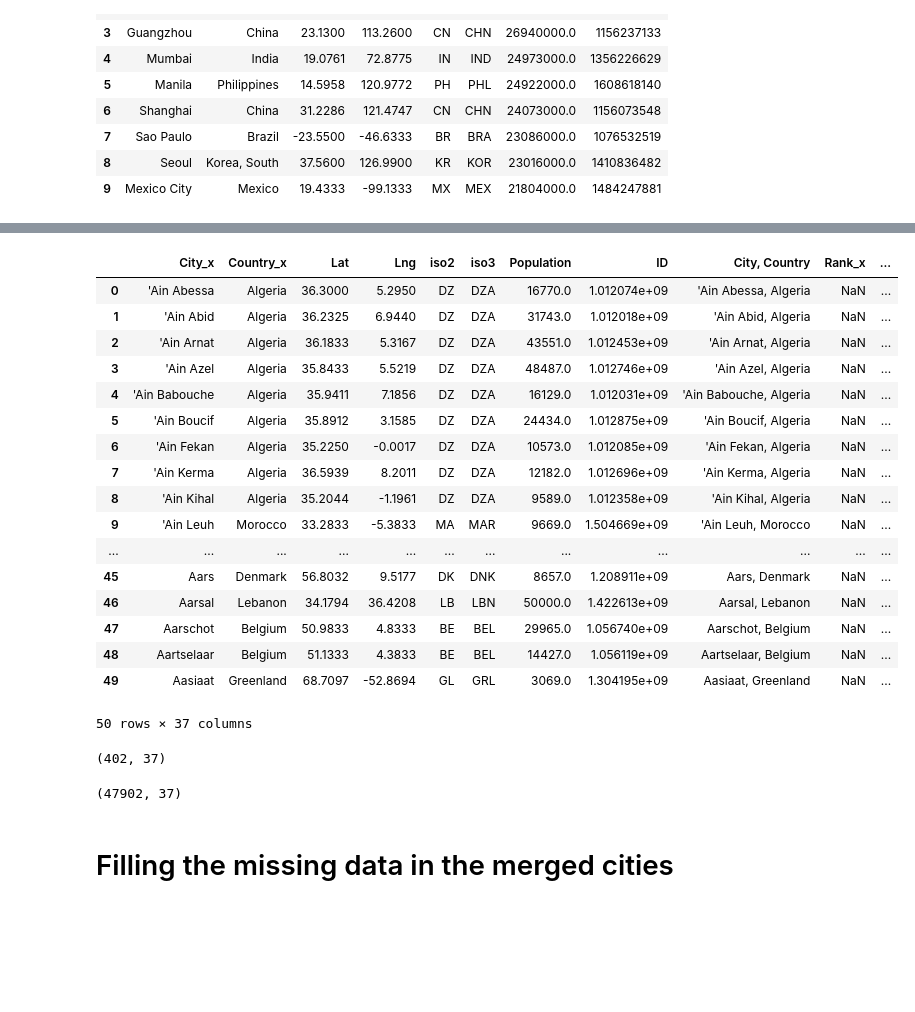
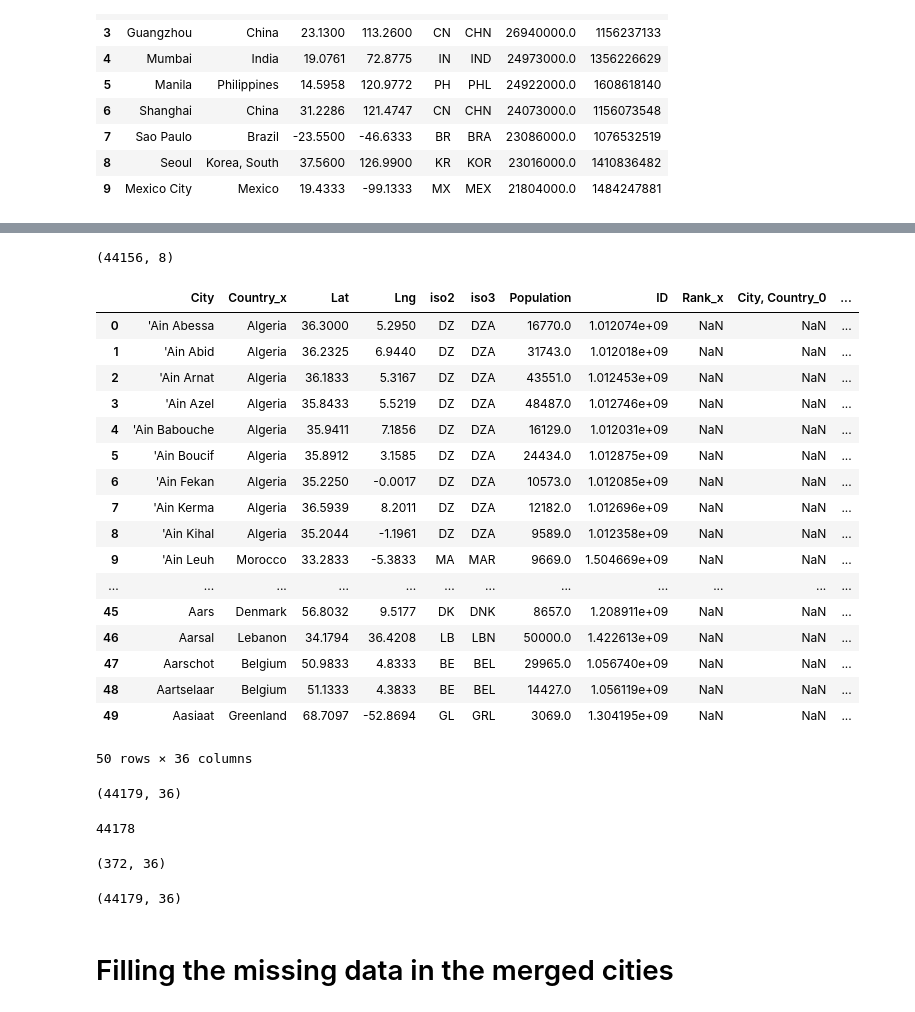
Before and after one commit to ronmaccms/DE_Team, a Jupyter notebook: all_dfs_NaNaNs.ipynb, the cells around one changed output, grey strips where cells are left out. Cells and saved outputs as stored; diff of their text form; code cells hidden in the pictures; blank space fills up the shorter version.

```diff
--- a/all_dfs_NaNaNs.ipynb
+++ b/all_dfs_NaNaNs.ipynb
@@ -308,13 +308,3 @@ all_cities_df.head(10)
 | 7 | Sao Paulo | Brazil | -23.5500 | -46.6333 | BR | BRA | 23086000.0 | 1076532519 |
 | 8 | Seoul | Korea, South | 37.5600 | 126.9900 | KR | KOR | 23016000.0 | 1410836482 |
 | 9 | Mexico City | Mexico | 19.4333 | -99.1333 | MX | MEX | 21804000.0 | 1484247881 |
-# %%
-# prompt: in all_cities_df, concatenate City and Country as: 'City, Country' in a new column called 'City, Country'
-
-all_cities_df['City, Country'] = all_cities_df['City'] + ', ' + all_cities_df['Country']
-
-# prompt: sort all_cities_df by 'Population'
-
-all_cities_df.sort_values(by='Population', inplace=True, ascending=False)
-
-all_cities_df.head()
@@ -331,0 +338,10 @@ all_cities_df.shape
+# %%
+# Create a new dataframe with unique city values, selecting the row with the highest population
+all_cities_df = all_cities_df.sort_values(by='Population', ascending=False).drop_duplicates(subset='City')
+
+# Print the shape of the new dataframe
+print(all_cities_df.shape)
+
+# Optionally, print the new dataframe to verify the results
+print(all_cities_df)
+all_cities_df.head()
@@ -331,0 +372,4 @@ all_cities_df.shape
+# %%
+all_cities_df.shape
+# %% [output]
+(44156, 8)
@@ -338,30 +394,37 @@ all_cities_df.shape
 # %%
 # prompt: merge all_cities_df and merged_filled3_df on 'City, Country'
 
-import pandas as pd
-merged_cities_df = pd.merge(all_cities_df, merged_filled3_df, on='City, Country', how='outer')
+merged_cities_df = pd.merge(all_cities_df, merged_filled3_df, on='City', how='outer')
 
 # Display the first few rows of the dataframe
 merged_cities_df.head(50)
 # %% [output]
-|  | City_x | Country_x | Lat | Lng | iso2 | iso3 | Population | ID | City, Country | Rank_x | ... |
-| 0 | 'Ain Abessa | Algeria | 36.3000 | 5.2950 | DZ | DZA | 16770.0 | 1.012074e+09 | 'Ain Abessa, Algeria | NaN | ... |
-| 1 | 'Ain Abid | Algeria | 36.2325 | 6.9440 | DZ | DZA | 31743.0 | 1.012018e+09 | 'Ain Abid, Algeria | NaN | ... |
-| 2 | 'Ain Arnat | Algeria | 36.1833 | 5.3167 | DZ | DZA | 43551.0 | 1.012453e+09 | 'Ain Arnat, Algeria | NaN | ... |
-| 3 | 'Ain Azel | Algeria | 35.8433 | 5.5219 | DZ | DZA | 48487.0 | 1.012746e+09 | 'Ain Azel, Algeria | NaN | ... |
-| 4 | 'Ain Babouche | Algeria | 35.9411 | 7.1856 | DZ | DZA | 16129.0 | 1.012031e+09 | 'Ain Babouche, Algeria | NaN | ... |
-| 5 | 'Ain Boucif | Algeria | 35.8912 | 3.1585 | DZ | DZA | 24434.0 | 1.012875e+09 | 'Ain Boucif, Algeria | NaN | ... |
-| 6 | 'Ain Fekan | Algeria | 35.2250 | -0.0017 | DZ | DZA | 10573.0 | 1.012085e+09 | 'Ain Fekan, Algeria | NaN | ... |
-| 7 | 'Ain Kerma | Algeria | 36.5939 | 8.2011 | DZ | DZA | 12182.0 | 1.012696e+09 | 'Ain Kerma, Algeria | NaN | ... |
-| 8 | 'Ain Kihal | Algeria | 35.2044 | -1.1961 | DZ | DZA | 9589.0 | 1.012358e+09 | 'Ain Kihal, Algeria | NaN | ... |
-| 9 | 'Ain Leuh | Morocco | 33.2833 | -5.3833 | MA | MAR | 9669.0 | 1.504669e+09 | 'Ain Leuh, Morocco | NaN | ... |
+|  | City | Country_x | Lat | Lng | iso2 | iso3 | Population | ID | Rank_x | City, Country_0 | ... |
+| 0 | 'Ain Abessa | Algeria | 36.3000 | 5.2950 | DZ | DZA | 16770.0 | 1.012074e+09 | NaN | NaN | ... |
+| 1 | 'Ain Abid | Algeria | 36.2325 | 6.9440 | DZ | DZA | 31743.0 | 1.012018e+09 | NaN | NaN | ... |
+| 2 | 'Ain Arnat | Algeria | 36.1833 | 5.3167 | DZ | DZA | 43551.0 | 1.012453e+09 | NaN | NaN | ... |
+| 3 | 'Ain Azel | Algeria | 35.8433 | 5.5219 | DZ | DZA | 48487.0 | 1.012746e+09 | NaN | NaN | ... |
+| 4 | 'Ain Babouche | Algeria | 35.9411 | 7.1856 | DZ | DZA | 16129.0 | 1.012031e+09 | NaN | NaN | ... |
+| 5 | 'Ain Boucif | Algeria | 35.8912 | 3.1585 | DZ | DZA | 24434.0 | 1.012875e+09 | NaN | NaN | ... |
+| 6 | 'Ain Fekan | Algeria | 35.2250 | -0.0017 | DZ | DZA | 10573.0 | 1.012085e+09 | NaN | NaN | ... |
+| 7 | 'Ain Kerma | Algeria | 36.5939 | 8.2011 | DZ | DZA | 12182.0 | 1.012696e+09 | NaN | NaN | ... |
+| 8 | 'Ain Kihal | Algeria | 35.2044 | -1.1961 | DZ | DZA | 9589.0 | 1.012358e+09 | NaN | NaN | ... |
+| 9 | 'Ain Leuh | Morocco | 33.2833 | -5.3833 | MA | MAR | 9669.0 | 1.504669e+09 | NaN | NaN | ... |
 | ... | ... | ... | ... | ... | ... | ... | ... | ... | ... | ... | ... |
-| 45 | Aars | Denmark | 56.8032 | 9.5177 | DK | DNK | 8657.0 | 1.208911e+09 | Aars, Denmark | NaN | ... |
-| 46 | Aarsal | Lebanon | 34.1794 | 36.4208 | LB | LBN | 50000.0 | 1.422613e+09 | Aarsal, Lebanon | NaN | ... |
-| 47 | Aarschot | Belgium | 50.9833 | 4.8333 | BE | BEL | 29965.0 | 1.056740e+09 | Aarschot, Belgium | NaN | ... |
-| 48 | Aartselaar | Belgium | 51.1333 | 4.3833 | BE | BEL | 14427.0 | 1.056119e+09 | Aartselaar, Belgium | NaN | ... |
-| 49 | Aasiaat | Greenland | 68.7097 | -52.8694 | GL | GRL | 3069.0 | 1.304195e+09 | Aasiaat, Greenland | NaN | ... |
+| 45 | Aars | Denmark | 56.8032 | 9.5177 | DK | DNK | 8657.0 | 1.208911e+09 | NaN | NaN | ... |
+| 46 | Aarsal | Lebanon | 34.1794 | 36.4208 | LB | LBN | 50000.0 | 1.422613e+09 | NaN | NaN | ... |
+| 47 | Aarschot | Belgium | 50.9833 | 4.8333 | BE | BEL | 29965.0 | 1.056740e+09 | NaN | NaN | ... |
+| 48 | Aartselaar | Belgium | 51.1333 | 4.3833 | BE | BEL | 14427.0 | 1.056119e+09 | NaN | NaN | ... |
+| 49 | Aasiaat | Greenland | 68.7097 | -52.8694 | GL | GRL | 3069.0 | 1.304195e+09 | NaN | NaN | ... |
-50 rows × 37 columns
+50 rows × 36 columns
+# %%
+merged_cities_df.shape
+# %% [output]
+(44179, 36)
+# %%
+print(len(merged_cities_df['City'].unique()))
+# %% [output]
+44178
 # %%
 # checking if we stil have our values from before
 # Drop NaN values
@@ -370,11 +433,11 @@ merged_cities_df_cleaned = merged_cities_df.dropna()
 # Show the shape of the cleaned DataFrame
 merged_cities_df_cleaned.shape
 # %% [output]
-(402, 37)
+(372, 36)
 # %%
 merged_cities_df.shape
 # %% [output]
-(47902, 37)
+(44179, 36)
 # %%
 # merged_cities_1000_df.to_csv("/content/drive/MyDrive/Colab Notebooks/DE/Project/Raw_csvs/merged_cities_1000.csv", index=False)
 
```
Also changed, not shown: parts of 17 cells of this notebook, 6 other files.
